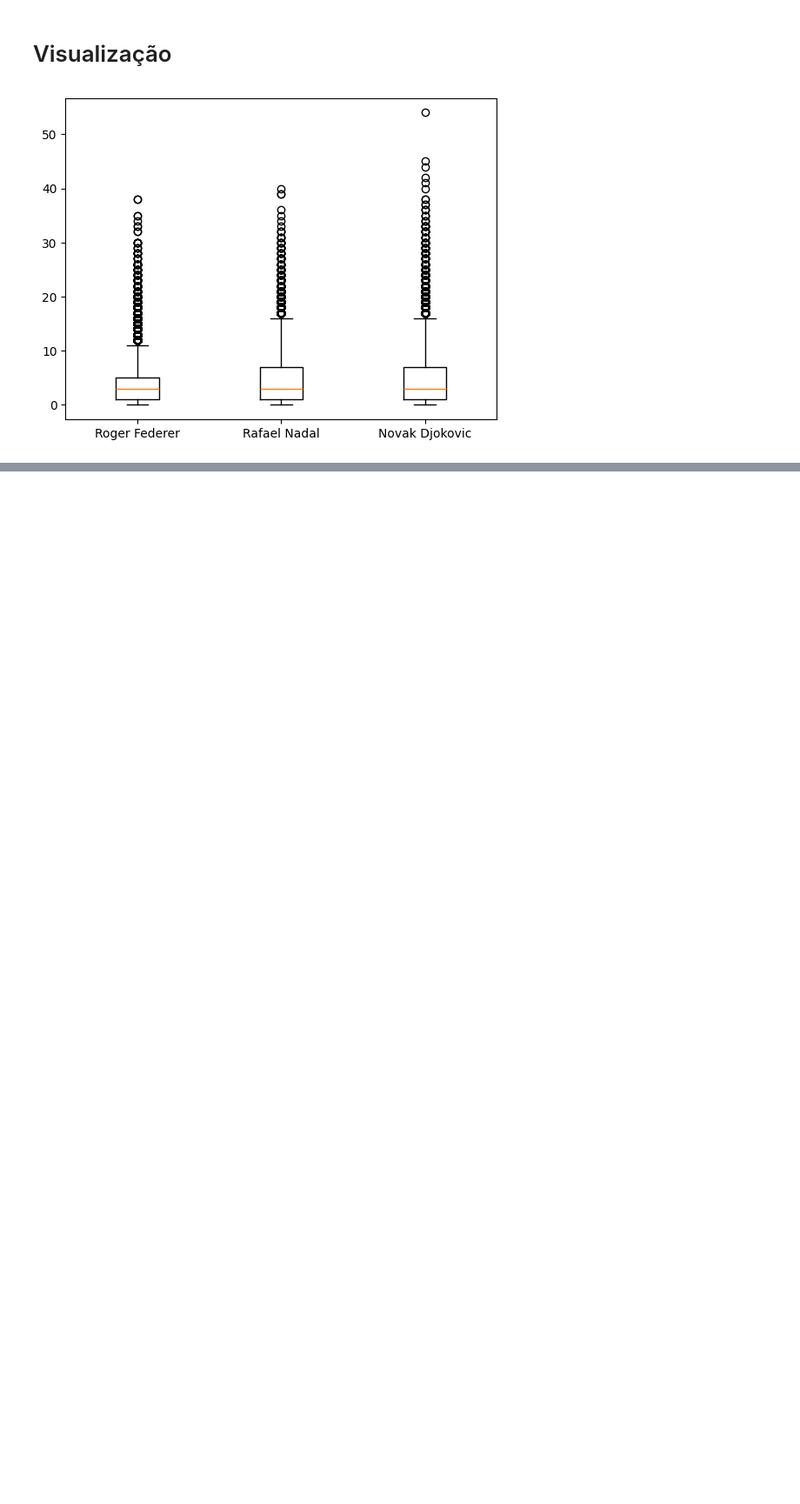
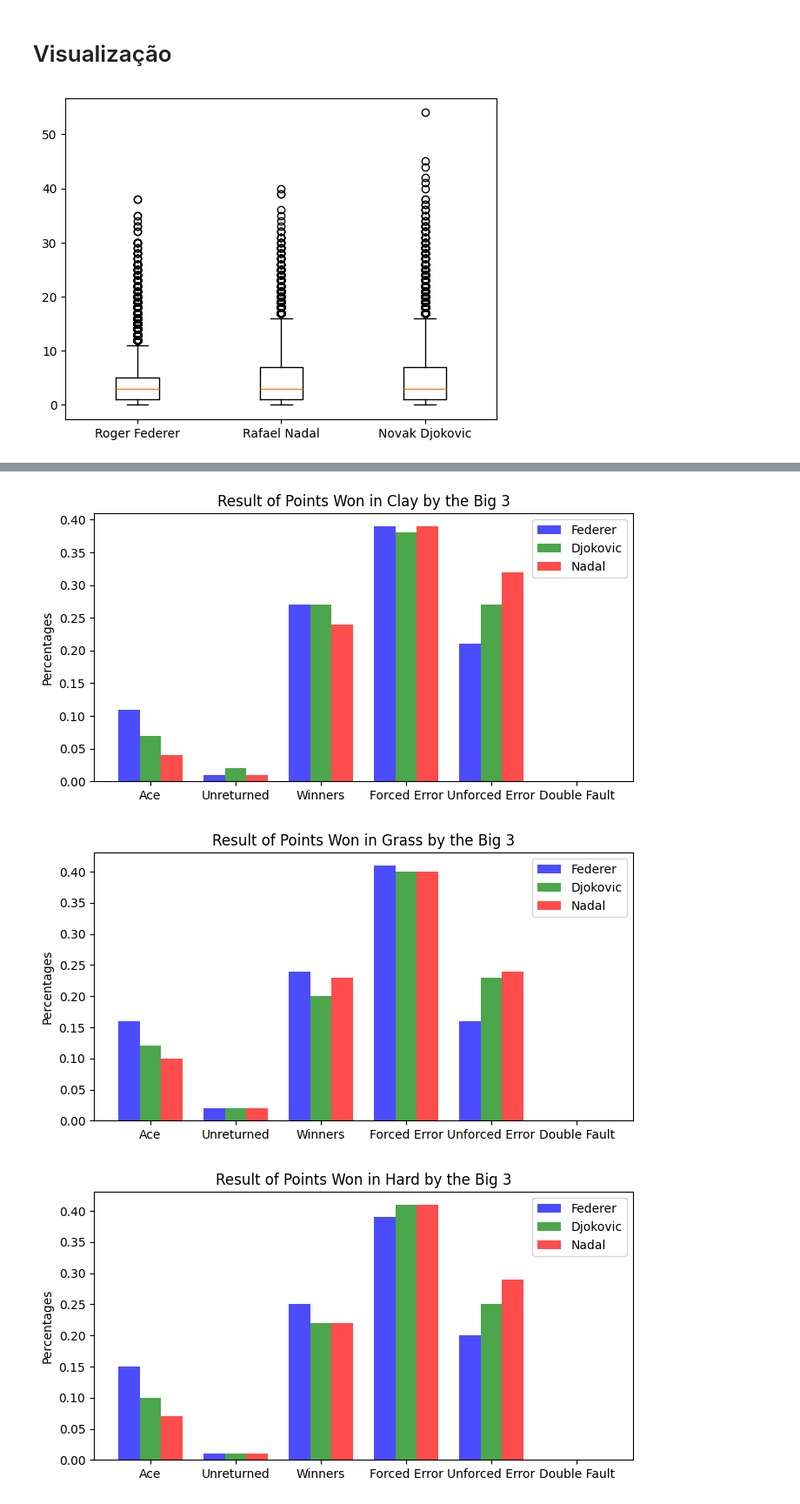
Before and after one commit to PedC18/POC1, a Jupyter notebook: test.ipynb, the cells around one changed output, grey strips where cells are left out. Shown: that part at 87% size. Cells and saved outputs as stored; diff of their text form; code cells hidden in the pictures; blank space fills up the shorter version.

```diff
--- a/test.ipynb
+++ b/test.ipynb
@@ -159,0 +161,10 @@ plt.show()
+# %%
+DataServe = [Federer_Serve_Points, Djokovic_Serve_Points , Nadal_Serve_Points ]
+# %%
+PlotGraph(DataServe,'Clay',PtDecision, 'Won')
+PlotGraph(DataServe,'Grass',PtDecision, 'Won')
+PlotGraph(DataServe,'Hard',PtDecision, 'Won')
+# %% [output]
+[figure, added]
+[figure, added]
+[figure, added]
```
Also changed, not shown: parts of 16 cells of this notebook, 2 other files.
